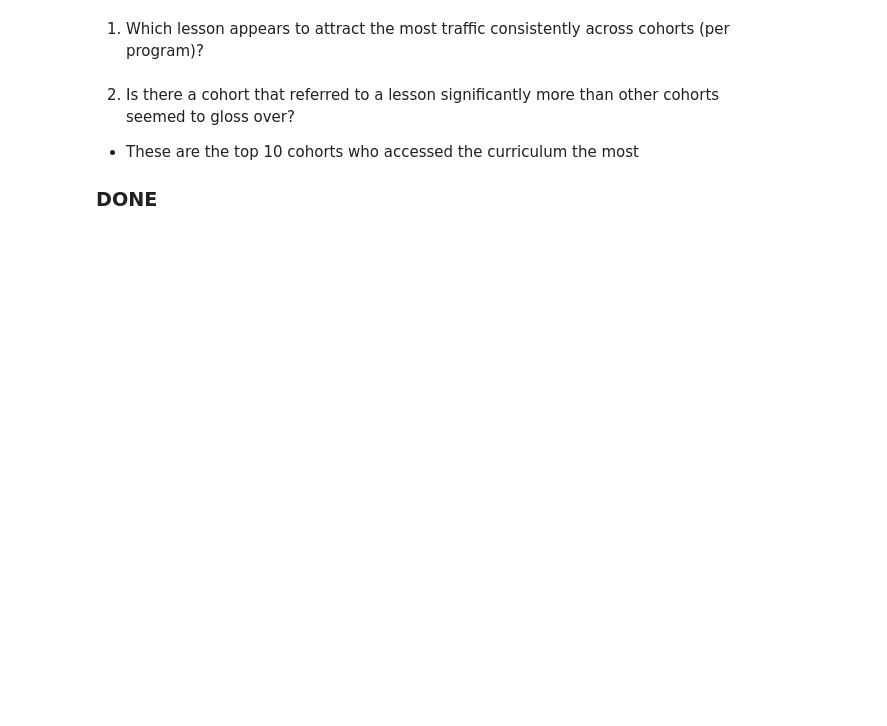
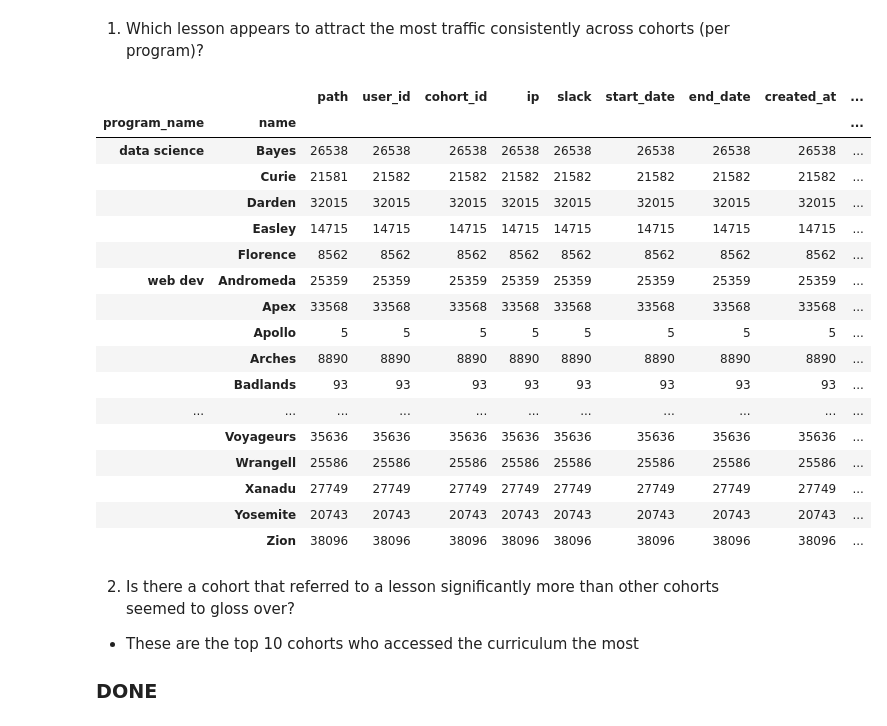
Before and after one commit to Schmidl-Gautam/anomaly_detection_project, a Jupyter notebook: wrangle.ipynb, the cells around one changed output. Saved outputs shown, nothing was run; the diff lists cells and outputs as text; code cells hidden in the pictures; blank space fills up the shorter version.

```diff
--- a/wrangle.ipynb
+++ b/wrangle.ipynb
@@ -42,6 +42,27 @@ df.head(2)
 | 2018-01-26 09:56:02 | java-ii | 1 | 8.0 | 97.105.19.61 | Hampton | #hampton | 2015-09-22 | 2016-02-06 | 2016-06-14 19:52:26 | ... |
 # %% [markdown]
 1. Which lesson appears to attract the most traffic consistently across cohorts (per program)?
+# %%
+df.groupby(by=["program_name", "name"]).count()
+# %% [output]
+|  |  | path | user_id | cohort_id | ip | slack | start_date | end_date | created_at | ... |
+| program_name | name |  |  |  |  |  |  |  |  | ... |
+| data science | Bayes | 26538 | 26538 | 26538 | 26538 | 26538 | 26538 | 26538 | 26538 | ... |
+|  | Curie | 21581 | 21582 | 21582 | 21582 | 21582 | 21582 | 21582 | 21582 | ... |
+|  | Darden | 32015 | 32015 | 32015 | 32015 | 32015 | 32015 | 32015 | 32015 | ... |
+|  | Easley | 14715 | 14715 | 14715 | 14715 | 14715 | 14715 | 14715 | 14715 | ... |
+|  | Florence | 8562 | 8562 | 8562 | 8562 | 8562 | 8562 | 8562 | 8562 | ... |
+| web dev | Andromeda | 25359 | 25359 | 25359 | 25359 | 25359 | 25359 | 25359 | 25359 | ... |
+|  | Apex | 33568 | 33568 | 33568 | 33568 | 33568 | 33568 | 33568 | 33568 | ... |
+|  | Apollo | 5 | 5 | 5 | 5 | 5 | 5 | 5 | 5 | ... |
+|  | Arches | 8890 | 8890 | 8890 | 8890 | 8890 | 8890 | 8890 | 8890 | ... |
+|  | Badlands | 93 | 93 | 93 | 93 | 93 | 93 | 93 | 93 | ... |
+| ... | ... | ... | ... | ... | ... | ... | ... | ... | ... | ... |
+|  | Voyageurs | 35636 | 35636 | 35636 | 35636 | 35636 | 35636 | 35636 | 35636 | ... |
+|  | Wrangell | 25586 | 25586 | 25586 | 25586 | 25586 | 25586 | 25586 | 25586 | ... |
+|  | Xanadu | 27749 | 27749 | 27749 | 27749 | 27749 | 27749 | 27749 | 27749 | ... |
+|  | Yosemite | 20743 | 20743 | 20743 | 20743 | 20743 | 20743 | 20743 | 20743 | ... |
+|  | Zion | 38096 | 38096 | 38096 | 38096 | 38096 | 38096 | 38096 | 38096 | ... |
 # %% [markdown]
 2. Is there a cohort that referred to a lesson significantly more than other cohorts seemed to gloss over?
 - These are the top 10 cohorts who accessed the curriculum the most
```
Also changed, not shown: parts of 4 cells of this notebook.
